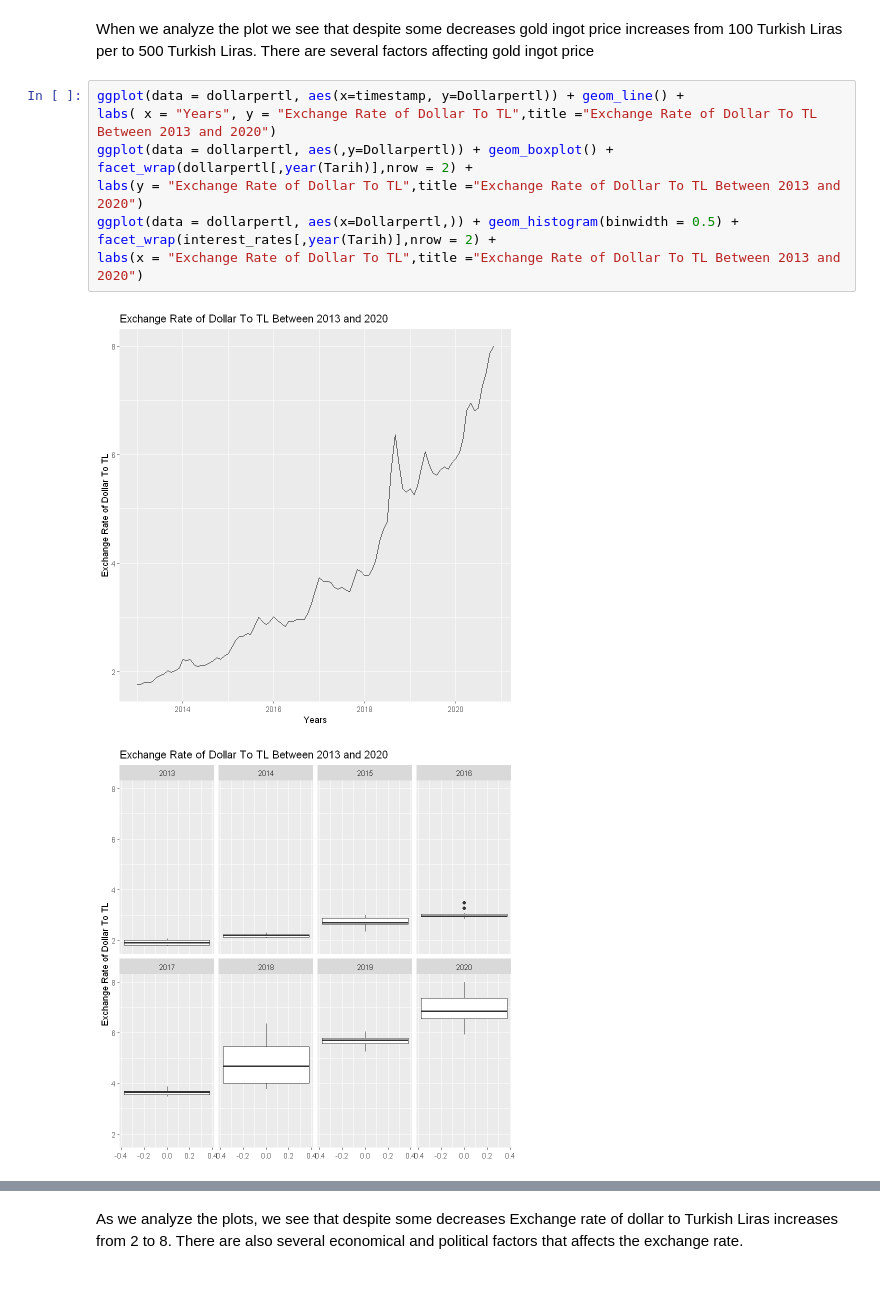
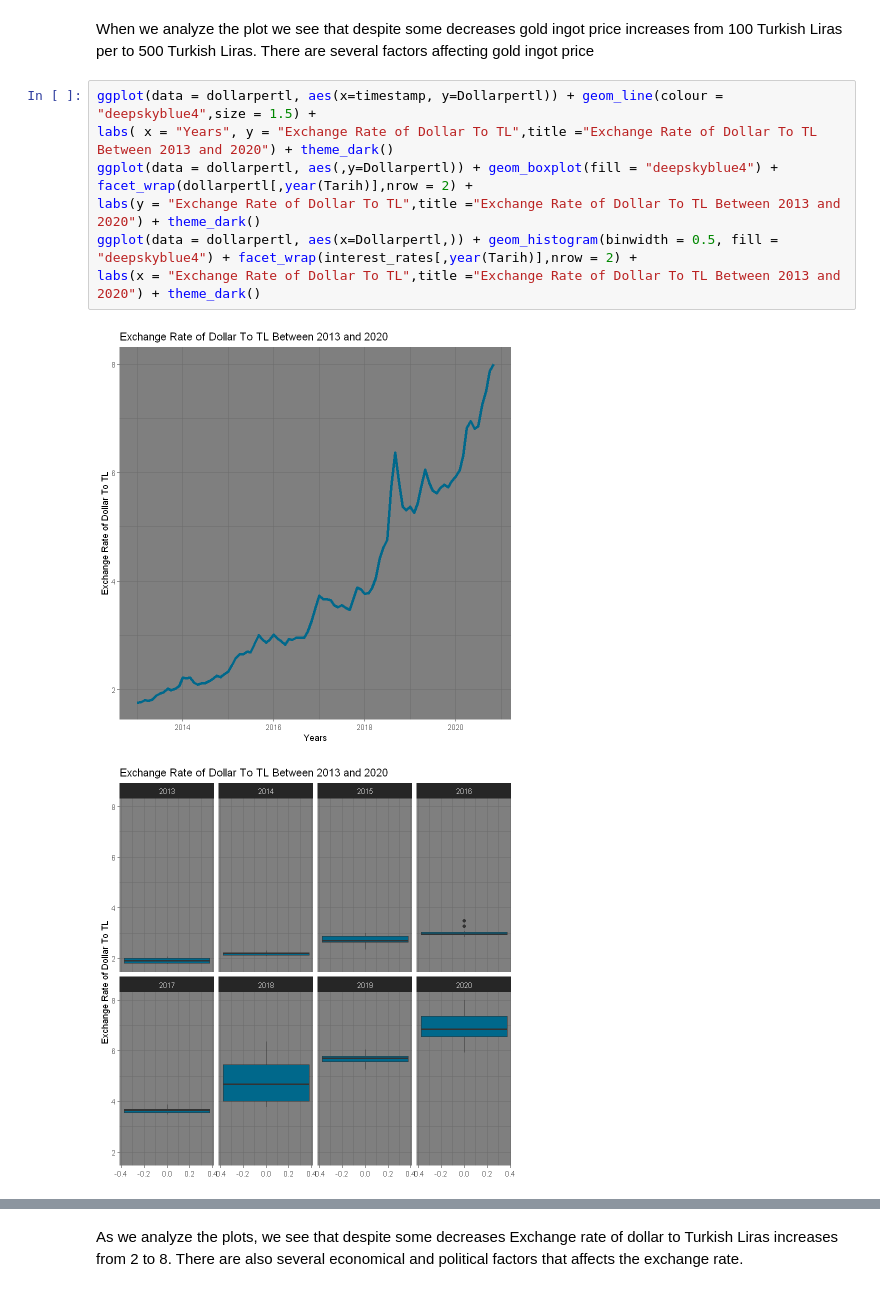
Before and after one commit to BU-IE-360/fall20-alperenkoksal, a Jupyter notebook: files/homework_2.ipynb, the cells around one changed output, grey strips where cells are left out. Cells and saved outputs as stored; diff of their text form.

```diff
--- a/files/homework_2.ipynb
+++ b/files/homework_2.ipynb
@@ -66,12 +61,12 @@ labs( x = "Price of Gold Ingot In TL ( per gram)",title ="Price of Gold Ingot In
 # %% [markdown]
 When we analyze the plot we see that despite some decreases gold ingot price increases from 100 Turkish Liras per to 500 Turkish Liras. There are several factors affecting gold ingot price
 # %%
-ggplot(data = dollarpertl, aes(x=timestamp, y=Dollarpertl)) + geom_line() +
-labs( x = "Years", y = "Exchange Rate of Dollar To TL",title ="Exchange Rate of Dollar To TL Between 2013 and 2020")
-ggplot(data = dollarpertl, aes(,y=Dollarpertl)) + geom_boxplot() + facet_wrap(dollarpertl[,year(Tarih)],nrow = 2) +
-labs(y = "Exchange Rate of Dollar To TL",title ="Exchange Rate of Dollar To TL Between 2013 and 2020")
-ggplot(data = dollarpertl, aes(x=Dollarpertl,)) + geom_histogram(binwidth = 0.5) + facet_wrap(interest_rates[,year(Tarih)],nrow = 2) +
-labs(x = "Exchange Rate of Dollar To TL",title ="Exchange Rate of Dollar To TL Between 2013 and 2020")
+ggplot(data = dollarpertl, aes(x=timestamp, y=Dollarpertl)) + geom_line(colour = "deepskyblue4",size = 1.5) +
+labs( x = "Years", y = "Exchange Rate of Dollar To TL",title ="Exchange Rate of Dollar To TL Between 2013 and 2020") + theme_dark()
+ggplot(data = dollarpertl, aes(,y=Dollarpertl)) + geom_boxplot(fill = "deepskyblue4") + facet_wrap(dollarpertl[,year(Tarih)],nrow = 2) +
+labs(y = "Exchange Rate of Dollar To TL",title ="Exchange Rate of Dollar To TL Between 2013 and 2020") + theme_dark()
+ggplot(data = dollarpertl, aes(x=Dollarpertl,)) + geom_histogram(binwidth = 0.5, fill = "deepskyblue4") + facet_wrap(interest_rates[,year(Tarih)],nrow = 2) +
+labs(x = "Exchange Rate of Dollar To TL",title ="Exchange Rate of Dollar To TL Between 2013 and 2020") + theme_dark()
 # %% [output]
-[figure, old version]
+[figure, new version]
-[figure, old version]
+[figure, new version]
```
Also changed, not shown: parts of 9 cells of this notebook.
